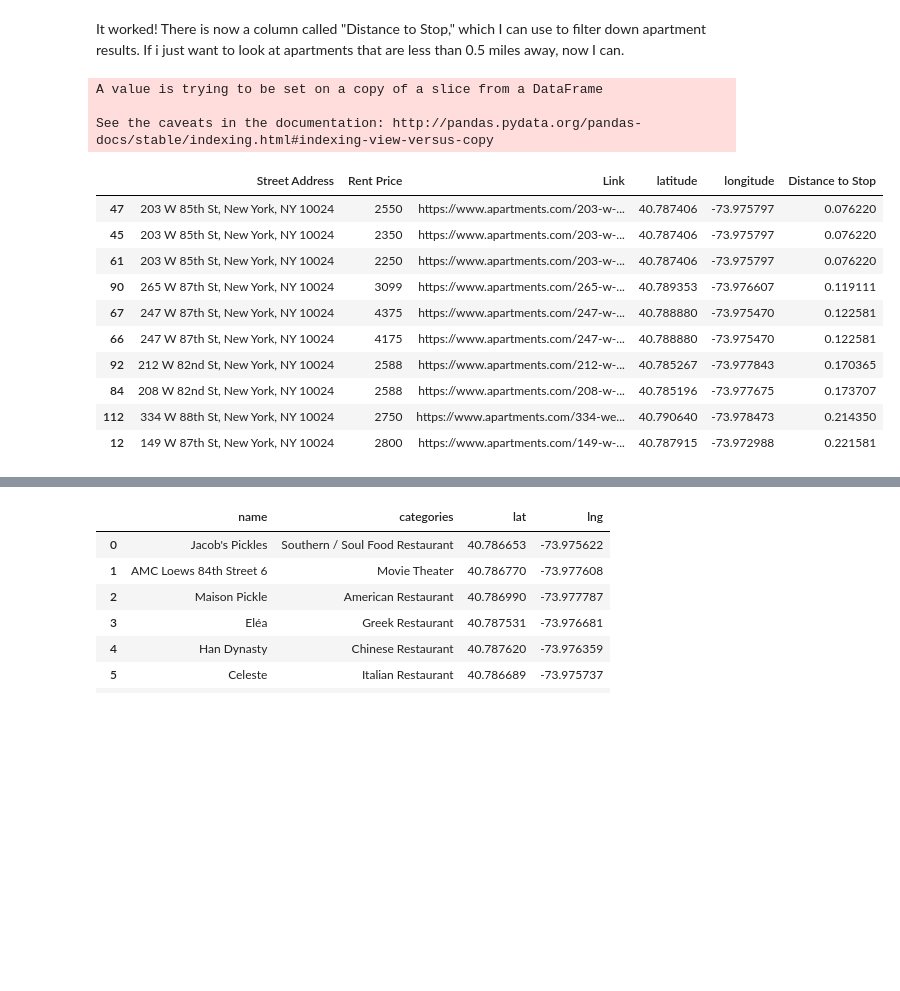
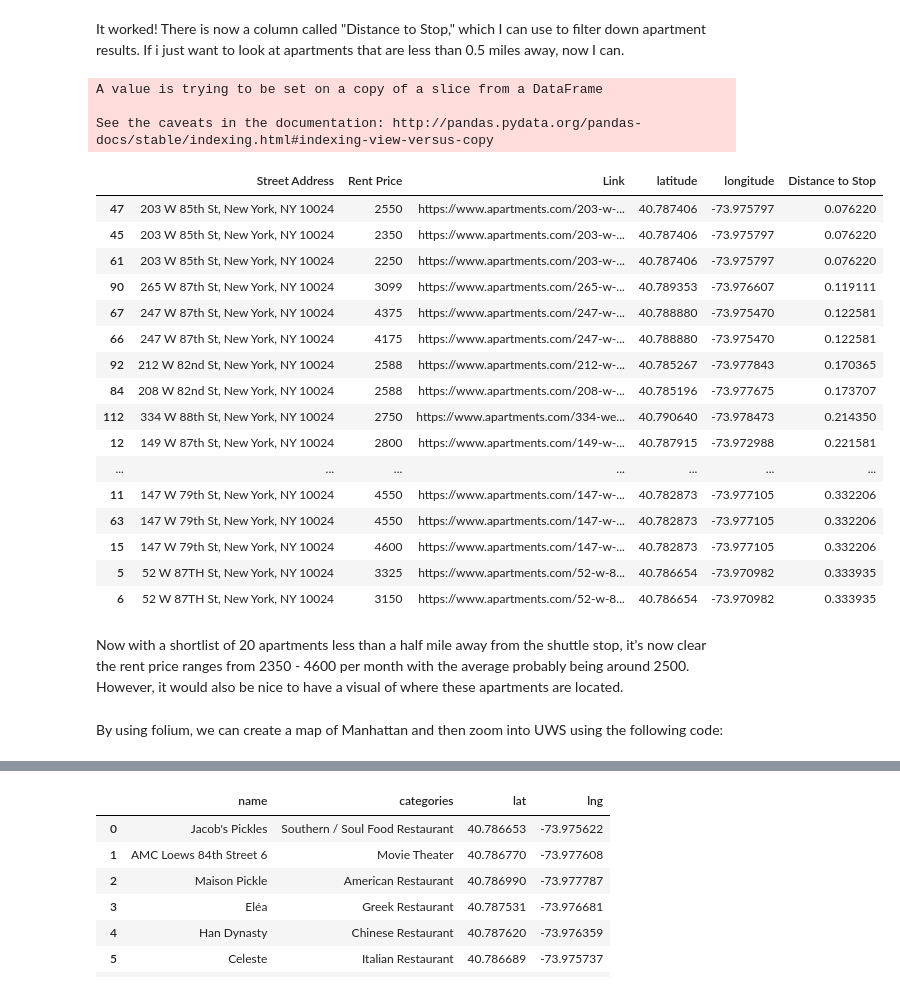
Before and after one commit to colefairbanks/Coursera_Capstone, a Jupyter notebook: capstone_script.ipynb, the cells around one changed output, grey strips where cells are left out. Cells and saved outputs as stored; diff of their text form; code cells hidden in the pictures; blank space fills up the shorter version.

```diff
--- a/capstone_script.ipynb
+++ b/capstone_script.ipynb
@@ -300,19 +302,25 @@ del df_shortlist["altitude"]
 # %%
 #sorting by distance to stop
 df_shortlist.sort_values(by=["Distance to Stop"], inplace=True)
-df_shortlist.head(10)
+df_shortlist.head(20)
 # %% [output]
 A value is trying to be set on a copy of a slice from a DataFrame
 
 See the caveats in the documentation: http://pandas.pydata.org/pandas-docs/stable/indexing.html#indexing-view-versus-copy
 |  | Street Address | Rent Price | Link | latitude | longitude | Distance to Stop |
 | 47 | 203 W 85th St, New York, NY 10024 | 2550 | https://www.apartments.com/203-w-... | 40.787406 | -73.975797 | 0.076220 |
 | 45 | 203 W 85th St, New York, NY 10024 | 2350 | https://www.apartments.com/203-w-... | 40.787406 | -73.975797 | 0.076220 |
 | 61 | 203 W 85th St, New York, NY 10024 | 2250 | https://www.apartments.com/203-w-... | 40.787406 | -73.975797 | 0.076220 |
 | 90 | 265 W 87th St, New York, NY 10024 | 3099 | https://www.apartments.com/265-w-... | 40.789353 | -73.976607 | 0.119111 |
 | 67 | 247 W 87th St, New York, NY 10024 | 4375 | https://www.apartments.com/247-w-... | 40.788880 | -73.975470 | 0.122581 |
 | 66 | 247 W 87th St, New York, NY 10024 | 4175 | https://www.apartments.com/247-w-... | 40.788880 | -73.975470 | 0.122581 |
 | 92 | 212 W 82nd St, New York, NY 10024 | 2588 | https://www.apartments.com/212-w-... | 40.785267 | -73.977843 | 0.170365 |
 | 84 | 208 W 82nd St, New York, NY 10024 | 2588 | https://www.apartments.com/208-w-... | 40.785196 | -73.977675 | 0.173707 |
 | 112 | 334 W 88th St, New York, NY 10024 | 2750 | https://www.apartments.com/334-we... | 40.790640 | -73.978473 | 0.214350 |
 | 12 | 149 W 87th St, New York, NY 10024 | 2800 | https://www.apartments.com/149-w-... | 40.787915 | -73.972988 | 0.221581 |
+| ... | ... | ... | ... | ... | ... | ... |
+| 11 | 147 W 79th St, New York, NY 10024 | 4550 | https://www.apartments.com/147-w-... | 40.782873 | -73.977105 | 0.332206 |
+| 63 | 147 W 79th St, New York, NY 10024 | 4550 | https://www.apartments.com/147-w-... | 40.782873 | -73.977105 | 0.332206 |
+| 15 | 147 W 79th St, New York, NY 10024 | 4600 | https://www.apartments.com/147-w-... | 40.782873 | -73.977105 | 0.332206 |
+| 5 | 52 W 87TH St, New York, NY 10024 | 3325 | https://www.apartments.com/52-w-8... | 40.786654 | -73.970982 | 0.333935 |
+| 6 | 52 W 87TH St, New York, NY 10024 | 3150 | https://www.apartments.com/52-w-8... | 40.786654 | -73.970982 | 0.333935 |
@@ -321,3 +327,5 @@ import folium
+# %% [markdown]
+Now with a shortlist of 20 apartments less than a half mile away from the shuttle stop, it's now clear the rent price ranges from 2350 - 4600 per month with the average probably being around 2500.  However, it would also be nice to have a visual of where these apartments are located.
 # %%
 # create map of UWS using latitude and longitude values of bus stop
 map_uws = folium.Map(location=shuttle_stop, zoom_start=10)
@@ -335,6 +343,8 @@ for lat, lng, rent, distance in zip(df_shortlist['latitude'], df_shortlist['long
         fill_color='#3186cc',
         fill_opacity=0.7,
         parse_html=False).add_to(map_uws)
+# %% [markdown]
+By using folium, we can create a map of Manhattan and then zoom into UWS using the following code:
 # %%
 sw = df[['latitude', 'longitude']].min().values.tolist()
 ne = df[['latitude', 'longitude']].max().values.tolist()
```
Also changed, not shown: parts of 13 cells of this notebook.
